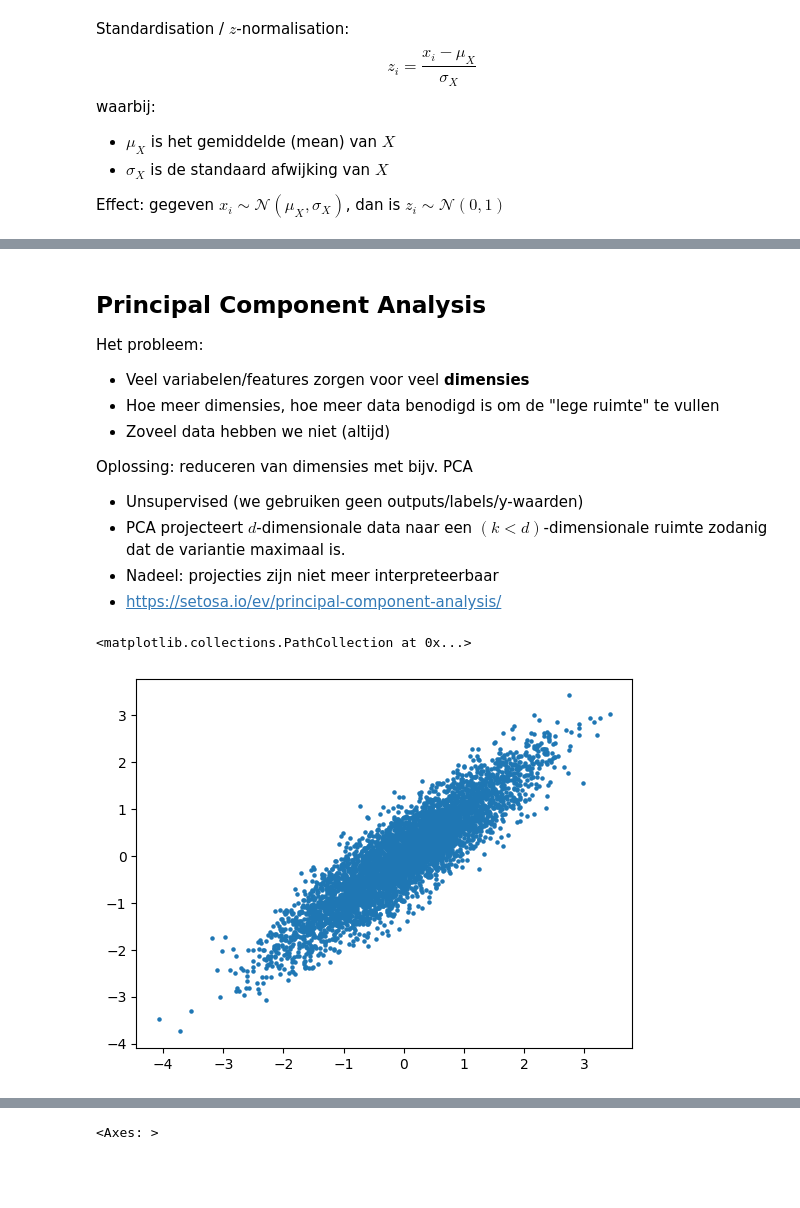
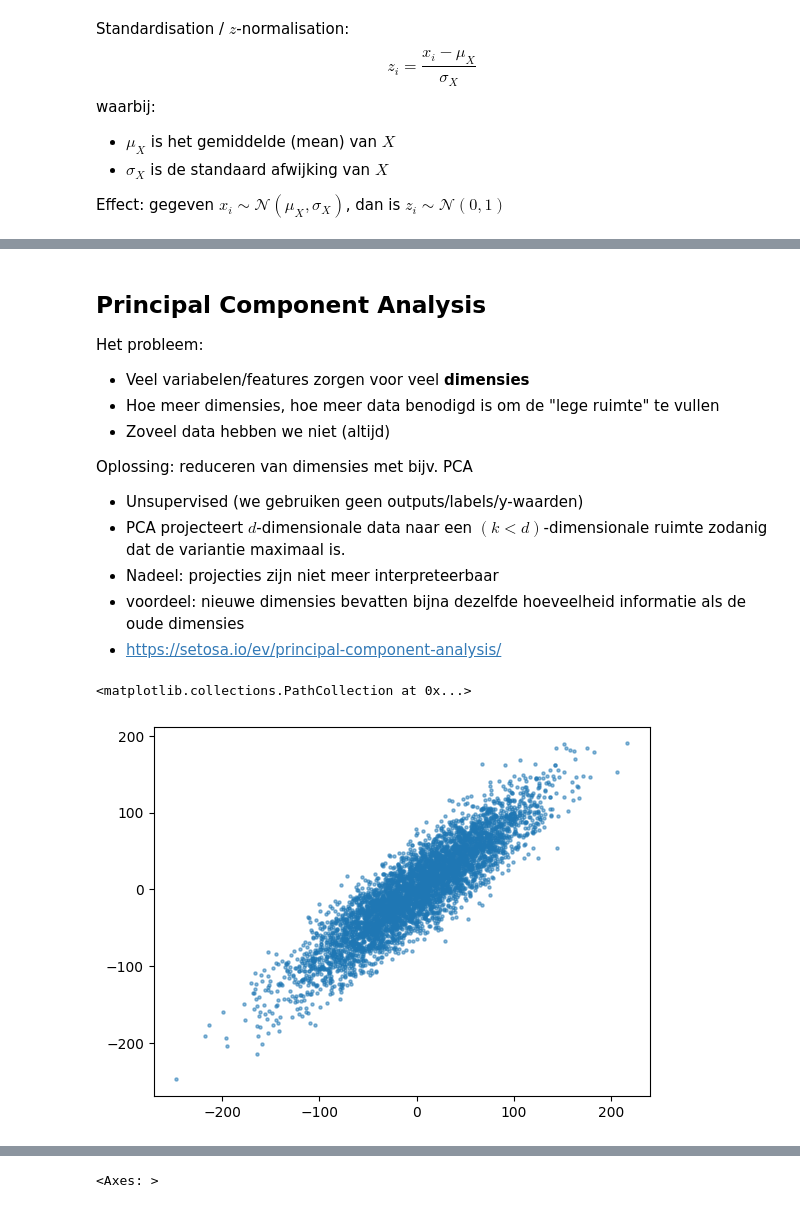
Before and after one commit to Janko-dev/ZM004-2324-data-science, a Jupyter notebook: ds_dc2.ipynb, the cells around one changed output, grey strips where cells are left out. Cells and saved outputs as stored; diff of their text form; code cells hidden in the pictures; blank space fills up the shorter version.

```diff
--- a/ds_dc2.ipynb
+++ b/ds_dc2.ipynb
@@ -113,18 +113,21 @@ Oplossing: reduceren van dimensies met bijv. PCA
 - Unsupervised (we gebruiken geen outputs/labels/y-waarden)
 - PCA projecteert $d$-dimensionale data naar een $(k < d)$-dimensionale ruimte zodanig dat de variantie maximaal is.
 - Nadeel: projecties zijn niet meer interpreteerbaar
+- voordeel: nieuwe dimensies bevatten bijna dezelfde hoeveelheid informatie als de oude dimensies
 - https://setosa.io/ev/principal-component-analysis/
 # %%
 d = 2 # dimensionality of data
 
+# multivariate normal parameters
 mean = [0, 0]
 cov = [
     [1, 0.9],
     [0.9, 1]
 ]
-x = np.random.multivariate_normal(mean=mean, cov=cov, size=(5000,))
+# sample from multivariate normal
+x = np.random.multivariate_normal(mean=mean, cov=cov, size=(5000,)) * 60
 
-plt.scatter(x[:, 0], x[:, 1], s=5)
+plt.scatter(x[:, 0], x[:, 1], s=5, alpha=0.5)
 # %% [output]
 <matplotlib.collections.PathCollection at 0x...>
-[figure, old version]
+[figure, new version]
```
Also changed, not shown: parts of 37 cells of this notebook.
